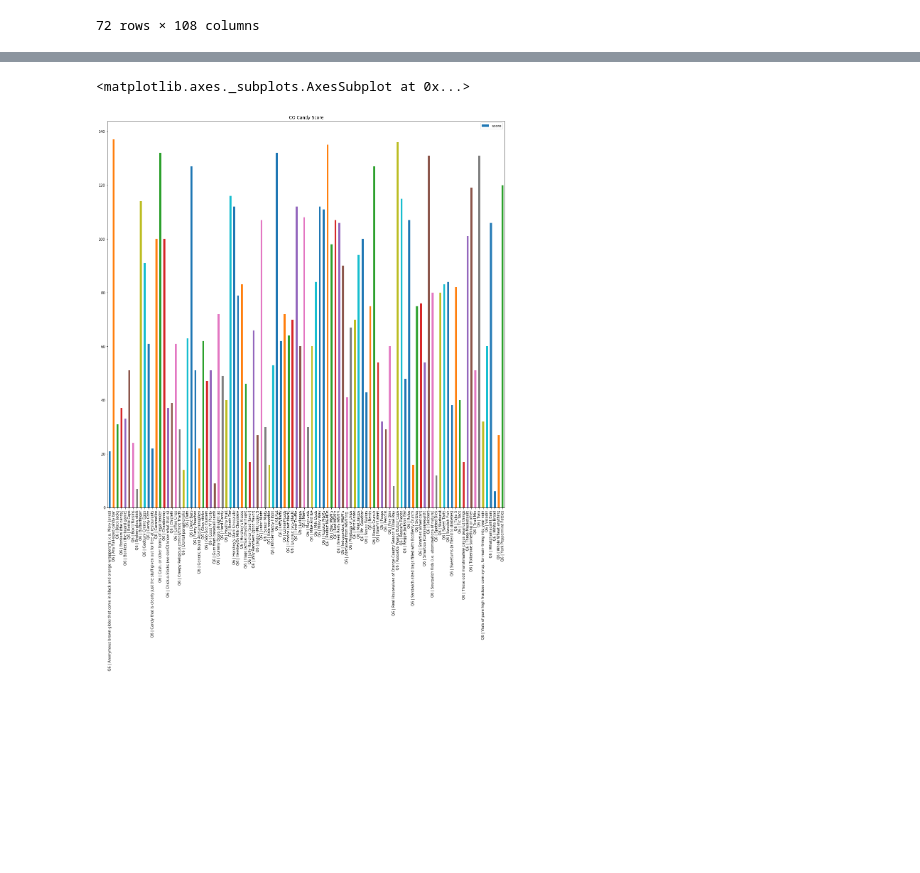
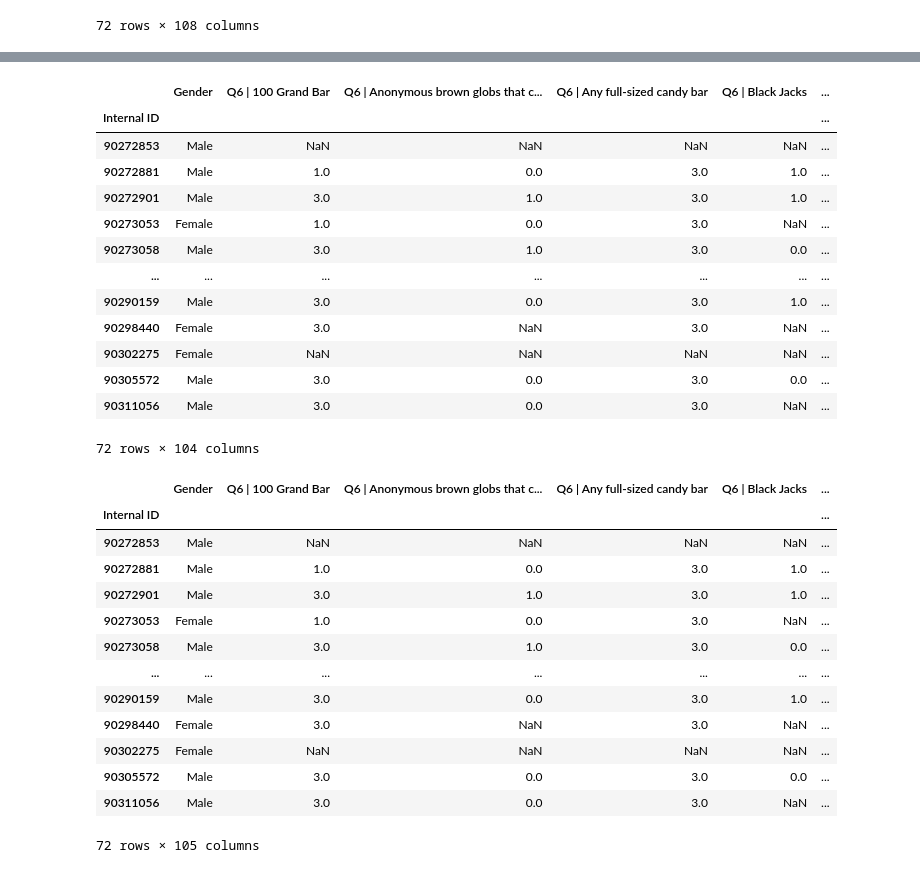
Before and after one commit to JingxiuHu/CandyHierarchyDataCleanUp, a Jupyter notebook: candy_data_clean_up.ipynb, the cells around one changed output, grey strips where cells are left out. Cells and saved outputs as stored; diff of their text form; code cells hidden in the pictures; blank space fills up the shorter version.

```diff
--- a/candy_data_clean_up.ipynb
+++ b/candy_data_clean_up.ipynb
@@ -523,5 +507,17 @@ CO_Score_df
-# %%
-CO_Score_df.plot(kind='bar',y='score',title='CO Candy Score')
-# %% [output]
-<matplotlib.axes._subplots.AxesSubplot at 0x...>
-[figure, removed]
+# %%
+CO_Gender_Rank
+# %% [output]
+|  | Gender | Q6 | 100 Grand Bar | Q6 | Anonymous brown globs that c... | Q6 | Any full-sized candy bar | Q6 | Black Jacks | ... |
+| Internal ID |  |  |  |  |  | ... |
+| 90272853 | Male | NaN | NaN | NaN | NaN | ... |
+| 90272881 | Male | 1.0 | 0.0 | 3.0 | 1.0 | ... |
+| 90272901 | Male | 3.0 | 1.0 | 3.0 | 1.0 | ... |
+| 90273053 | Female | 1.0 | 0.0 | 3.0 | NaN | ... |
+| 90273058 | Male | 3.0 | 1.0 | 3.0 | 0.0 | ... |
+| ... | ... | ... | ... | ... | ... | ... |
+| 90290159 | Male | 3.0 | 0.0 | 3.0 | 1.0 | ... |
+| 90298440 | Female | 3.0 | NaN | 3.0 | NaN | ... |
+| 90302275 | Female | NaN | NaN | NaN | NaN | ... |
+| 90305572 | Male | 3.0 | 0.0 | 3.0 | 0.0 | ... |
+| 90311056 | Male | 3.0 | 0.0 | 3.0 | NaN | ... |
+72 rows × 104 columns
@@ -527,0 +528,18 @@ CO_Score_df.plot(kind='bar',y='score',title='CO Candy Score')
+# %%
+CO_Gender_Rank['score'] = CO_Gender_Rank[col_list].sum(axis=1)
+CO_Gender_Rank
+# %% [output]
+|  | Gender | Q6 | 100 Grand Bar | Q6 | Anonymous brown globs that c... | Q6 | Any full-sized candy bar | Q6 | Black Jacks | ... |
+| Internal ID |  |  |  |  |  | ... |
+| 90272853 | Male | NaN | NaN | NaN | NaN | ... |
+| 90272881 | Male | 1.0 | 0.0 | 3.0 | 1.0 | ... |
+| 90272901 | Male | 3.0 | 1.0 | 3.0 | 1.0 | ... |
+| 90273053 | Female | 1.0 | 0.0 | 3.0 | NaN | ... |
+| 90273058 | Male | 3.0 | 1.0 | 3.0 | 0.0 | ... |
+| ... | ... | ... | ... | ... | ... | ... |
+| 90290159 | Male | 3.0 | 0.0 | 3.0 | 1.0 | ... |
+| 90298440 | Female | 3.0 | NaN | 3.0 | NaN | ... |
+| 90302275 | Female | NaN | NaN | NaN | NaN | ... |
+| 90305572 | Male | 3.0 | 0.0 | 3.0 | 0.0 | ... |
+| 90311056 | Male | 3.0 | 0.0 | 3.0 | NaN | ... |
+72 rows × 105 columns
```
Also changed, not shown: parts of 8 cells of this notebook.
